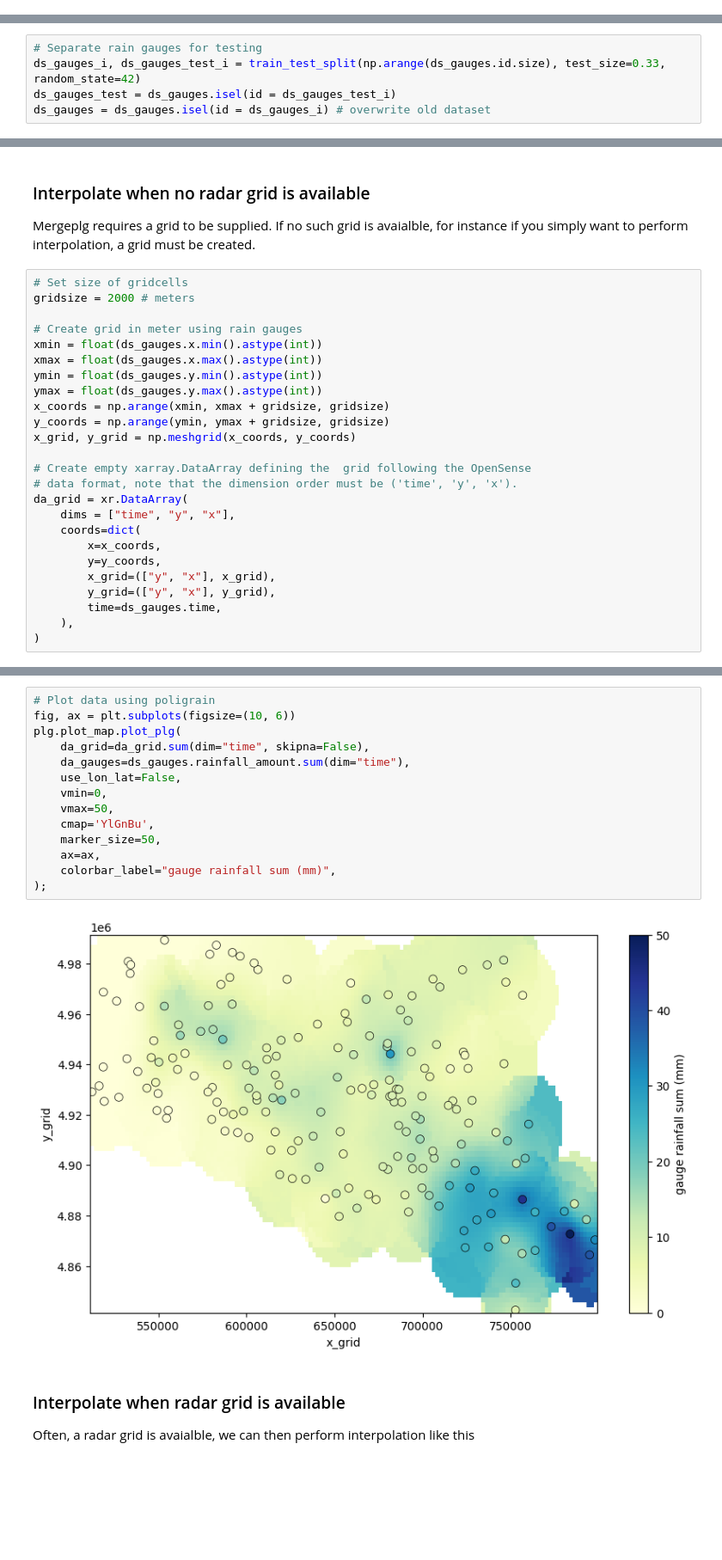
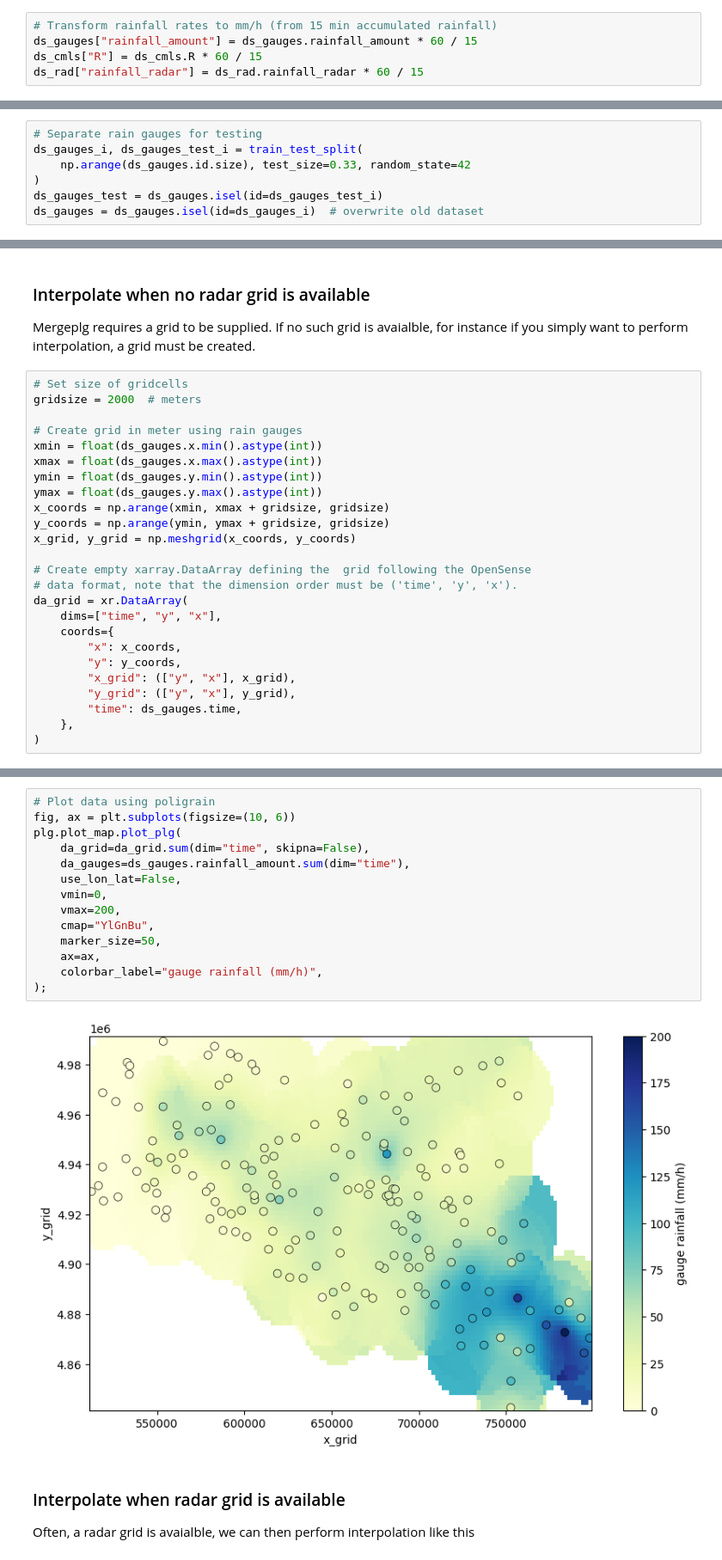
Before and after one commit to eoydvin/mergeplg, a Jupyter notebook: docs/notebooks/Introduction.ipynb, the cells around one changed output, grey strips where cells are left out. Shown at 86% size. Saved outputs shown, nothing was run; the diff lists cells and outputs as text; blank space fills up the shorter version.

```diff
--- a/docs/notebooks/Introduction.ipynb
+++ b/docs/notebooks/Introduction.ipynb
@@ -59,0 +58,5 @@ ds_rad = ds_rad.set_coords(["lon", "lat"])
+# %%
+# Transform rainfall rates to mm/h (from 15 min accumulated rainfall)
+ds_gauges["rainfall_amount"] = ds_gauges.rainfall_amount * 60 / 15
+ds_cmls["R"] = ds_cmls.R * 60 / 15
+ds_rad["rainfall_radar"] = ds_rad.rainfall_radar * 60 / 15
@@ -93,8 +98,10 @@ ds_rad.coords["x_grid"], ds_rad.coords["y_grid"] = (
 # %%
 # Separate rain gauges for testing
-ds_gauges_i, ds_gauges_test_i = train_test_split(np.arange(ds_gauges.id.size), test_size=0.33, random_state=42)
-ds_gauges_test = ds_gauges.isel(id = ds_gauges_test_i)
-ds_gauges = ds_gauges.isel(id = ds_gauges_i) # overwrite old dataset
+ds_gauges_i, ds_gauges_test_i = train_test_split(
+    np.arange(ds_gauges.id.size), test_size=0.33, random_state=42
+)
+ds_gauges_test = ds_gauges.isel(id=ds_gauges_test_i)
+ds_gauges = ds_gauges.isel(id=ds_gauges_i)  # overwrite old dataset
 # %% [markdown]
 ## Interpolate ground observations
 # %% [markdown]
@@ -102,7 +109,7 @@ ds_gauges = ds_gauges.isel(id = ds_gauges_i) # overwrite old dataset
 Mergeplg requires a grid to be supplied. If no such grid is avaialble, for instance if you simply want to perform interpolation, a grid must be created.
 # %%
 # Set size of gridcells
-gridsize = 2000 # meters
+gridsize = 2000  # meters
 
 # Create grid in meter using rain gauges
 xmin = float(ds_gauges.x.min().astype(int))
@@ -116,14 +123,14 @@ x_grid, y_grid = np.meshgrid(x_coords, y_coords)
 # Create empty xarray.DataArray defining the  grid following the OpenSense
 # data format, note that the dimension order must be ('time', 'y', 'x').
 da_grid = xr.DataArray(
-    dims = ["time", "y", "x"],
-    coords=dict(
-        x=x_coords,
-        y=y_coords,
-        x_grid=(["y", "x"], x_grid),
-        y_grid=(["y", "x"], y_grid),
-        time=ds_gauges.time,
-    ),
+    dims=["time", "y", "x"],
+    coords={
+        "x": x_coords,
+        "y": y_coords,
+        "x_grid": (["y", "x"], x_grid),
+        "y_grid": (["y", "x"], y_grid),
+        "time": ds_gauges.time,
+    },
 )
 # %%
 # Perform interpolation using Ordinary Kriging. Mergeplg works by first
@@ -154,19 +159,19 @@ True
 # %%
 # Plot data using poligrain
 fig, ax = plt.subplots(figsize=(10, 6))
 plg.plot_map.plot_plg(
     da_grid=da_grid.sum(dim="time", skipna=False),
     da_gauges=ds_gauges.rainfall_amount.sum(dim="time"),
     use_lon_lat=False,
     vmin=0,
-    vmax=50,
-    cmap='YlGnBu',
+    vmax=200,
+    cmap="YlGnBu",
     marker_size=50,
     ax=ax,
-    colorbar_label="gauge rainfall sum (mm)",
+    colorbar_label="gauge rainfall (mm/h)",
 );
 # %% [output]
-[figure, old version]
+[figure, new version]
 # %% [markdown]
 ### Interpolate when radar grid is available
 Often, a radar grid is avaialble, we can then perform interpolation like this
```
Also changed, not shown: parts of 28 cells of this notebook, 3 other files.
